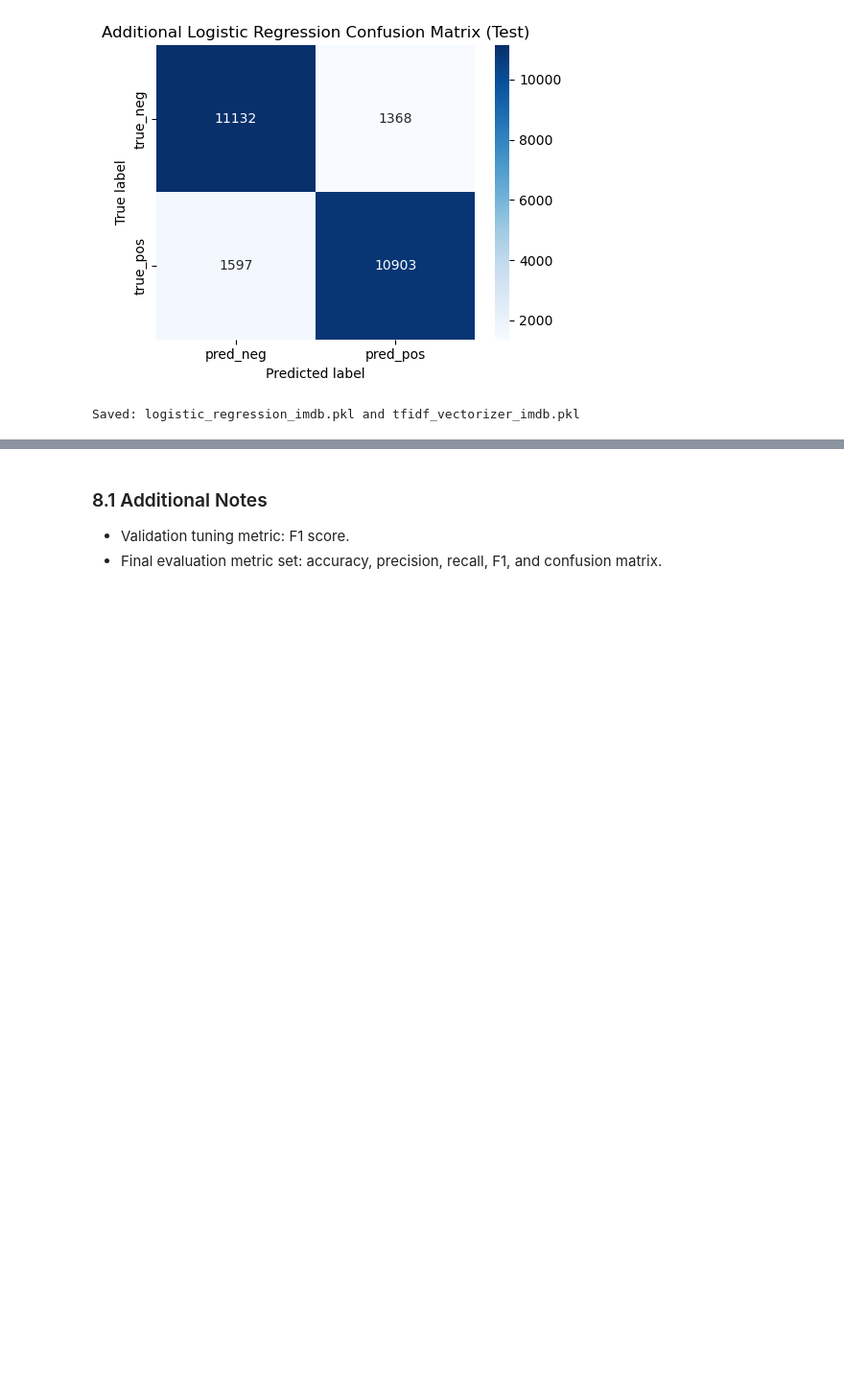
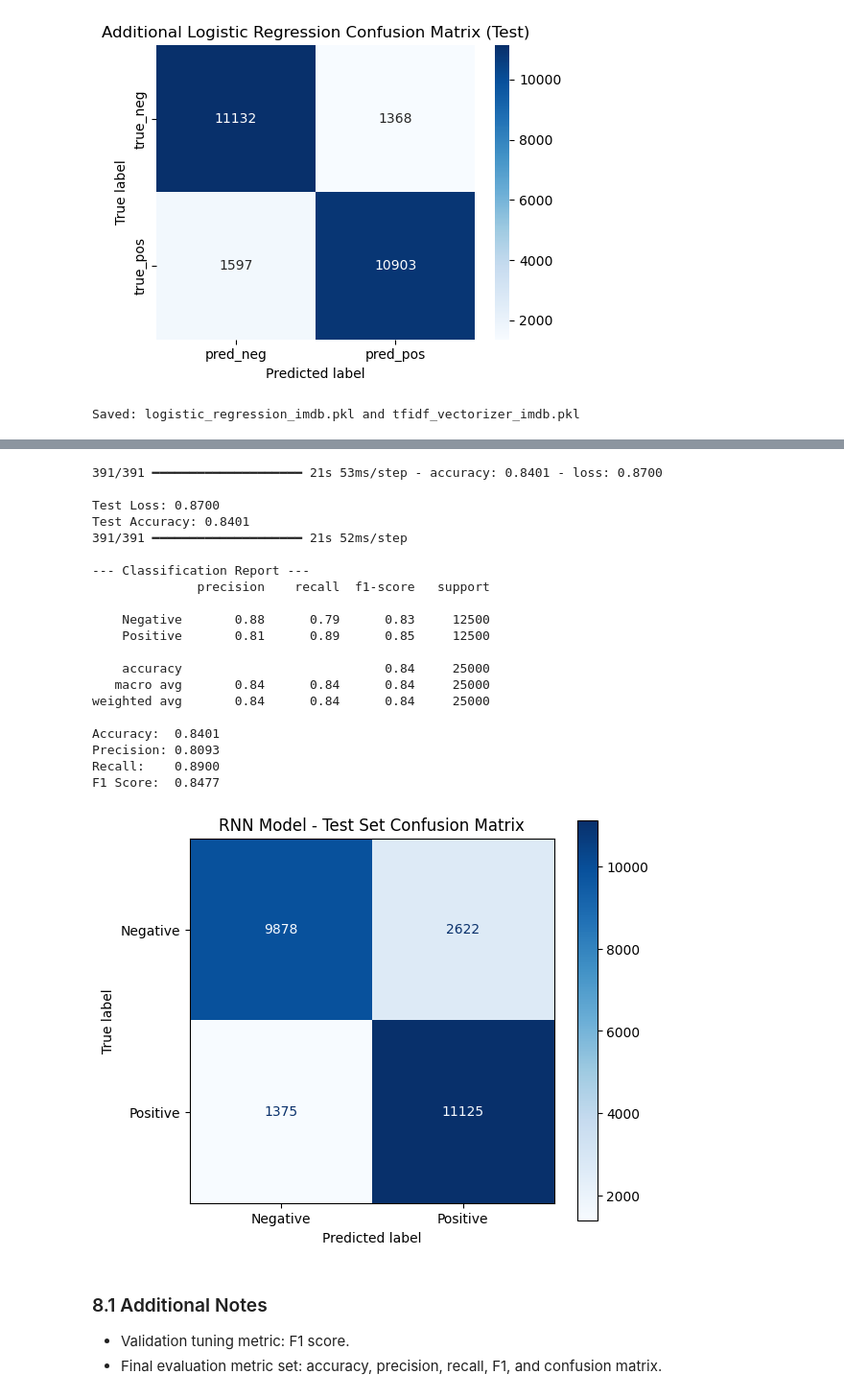
Before and after one commit to myn13/imdb-moview-review-analysis, a Jupyter notebook: imdb-analysis.ipynb, the cells around one changed output, grey strips where cells are left out. Shown at 96% size. Cells and saved outputs as stored; diff of their text form; code cells hidden in the pictures; blank space fills up the shorter version.

```diff
--- a/imdb-analysis.ipynb
+++ b/imdb-analysis.ipynb
@@ -431,3 +569,60 @@ Saved: logistic_regression_imdb.pkl and tfidf_vectorizer_imdb.pkl
+# %%
+# Test the trained RNN model on the test set
+from sklearn.metrics import accuracy_score, precision_score, recall_score, f1_score, classification_report, confusion_matrix, ConfusionMatrixDisplay
+
+# Load model if running this cell separately (e.g., after kernel restart)
+# rnn_model = tf.keras.models.load_model('rnn_imdb_model.keras')
+
+# Evaluate on test set
+test_loss, test_accuracy = rnn_model.evaluate(test_ds, verbose=1)
+print(f'\nTest Loss: {test_loss:.4f}')
+print(f'Test Accuracy: {test_accuracy:.4f}')
+
+# Get predictions and true labels
+y_pred_proba = rnn_model.predict(test_ds, verbose=1)
+# Recreate test_ds for labels (predict consumes the dataset)
+test_ds_labels = dataset['test'].batch(BATCH_SIZE)
+y_true = np.concatenate([y.numpy() for _, y in test_ds_labels], axis=0)
+y_pred = (y_pred_proba > 0.5).astype(int).flatten()
+
+# Classification metrics
+print('\n--- Classification Report ---')
+print(classification_report(y_true, y_pred, target_names=['Negative', 'Positive']))
+print(f'Accuracy:  {accuracy_score(y_true, y_pred):.4f}')
+print(f'Precision: {precision_score(y_true, y_pred):.4f}')
+print(f'Recall:    {recall_score(y_true, y_pred):.4f}')
+print(f'F1 Score:  {f1_score(y_true, y_pred):.4f}')
+
+# Confusion matrix plot
+fig, ax = plt.subplots(figsize=(6, 5))
+cm = confusion_matrix(y_true, y_pred)
+disp = ConfusionMatrixDisplay(confusion_matrix=cm, display_labels=['Negative', 'Positive'])
+disp.plot(ax=ax, cmap='Blues', values_format='d')
+plt.title('RNN Model - Test Set Confusion Matrix')
+plt.tight_layout()
+plt.show()
+# %% [output]
+391/391 ━━━━━━━━━━━━━━━━━━━━ 21s 53ms/step - accuracy: 0.8401 - loss: 0.8700
+
+Test Loss: 0.8700
+Test Accuracy: 0.8401
+391/391 ━━━━━━━━━━━━━━━━━━━━ 21s 52ms/step
+
+--- Classification Report ---
+              precision    recall  f1-score   support
+
+    Negative       0.88      0.79      0.83     12500
+    Positive       0.81      0.89      0.85     12500
+
+    accuracy                           0.84     25000
+   macro avg       0.84      0.84      0.84     25000
+weighted avg       0.84      0.84      0.84     25000
+
+Accuracy:  0.8401
+Precision: 0.8093
+Recall:    0.8900
+F1 Score:  0.8477
+[figure, added]
 # %% [markdown]
 ### 8.1 Additional Notes
 
```
Also changed, not shown: parts of 4 cells of this notebook.
